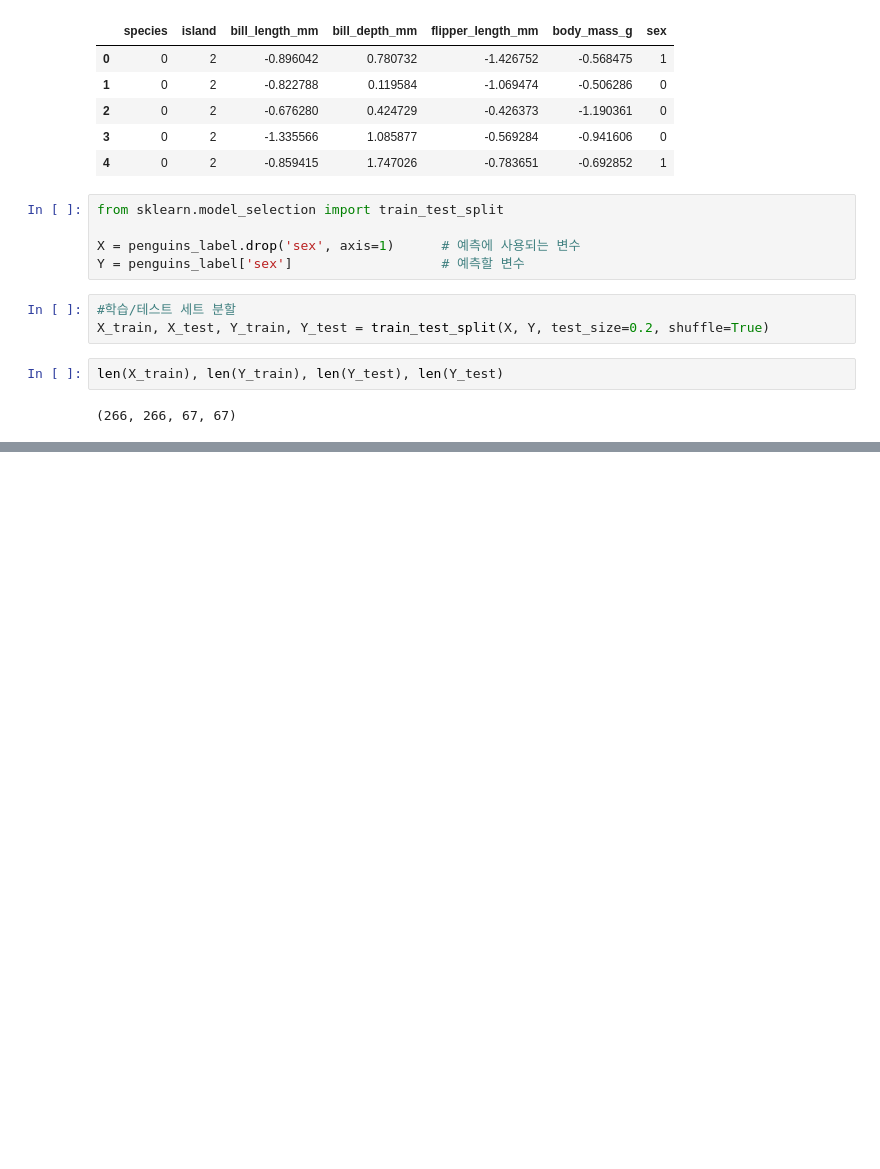
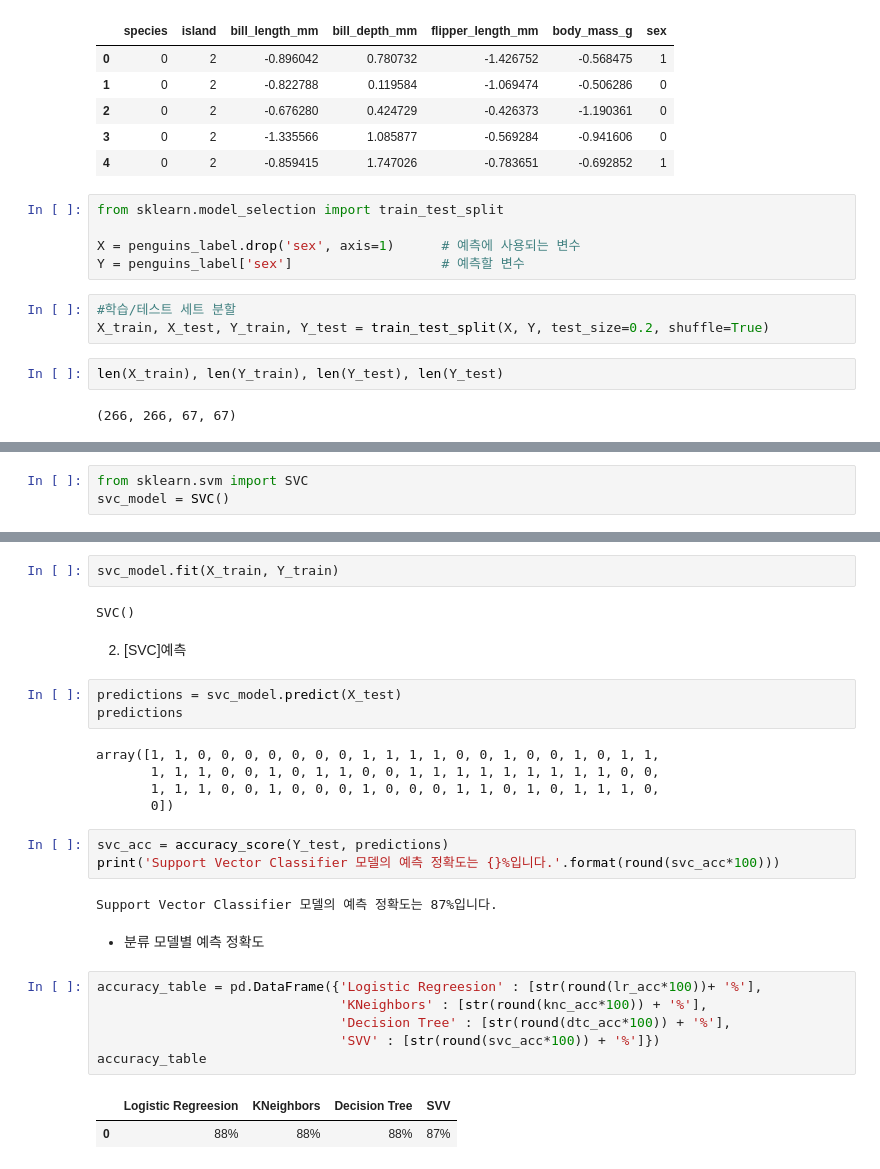
Before and after one commit to sleeptiger/Abc-project, a Jupyter notebook: 머신러닝L.ipynb, the cells around one changed output, grey strips where cells are left out. Cells and saved outputs as stored; diff of their text form; blank space fills up the shorter version.

```diff
--- a/머신러닝L.ipynb
+++ b/머신러닝L.ipynb
@@ -383,0 +547,3 @@ Name: sex, Length: 67, dtype: int64
+# %%
+from sklearn.svm import SVC
+svc_model = SVC()
@@ -383,0 +570,30 @@ Name: sex, Length: 67, dtype: int64
+# %%
+svc_model.fit(X_train, Y_train)
+# %% [output]
+SVC()
+# %% [markdown]
+2. [SVC]예측
+# %%
+predictions = svc_model.predict(X_test)
+predictions
+# %% [output]
+array([1, 1, 0, 0, 0, 0, 0, 0, 0, 1, 1, 1, 1, 0, 0, 1, 0, 0, 1, 0, 1, 1,
+       1, 1, 1, 0, 0, 1, 0, 1, 1, 0, 0, 1, 1, 1, 1, 1, 1, 1, 1, 1, 0, 0,
+       1, 1, 1, 0, 0, 1, 0, 0, 0, 1, 0, 0, 0, 1, 1, 0, 1, 0, 1, 1, 1, 0,
+       0])
+# %%
+svc_acc = accuracy_score(Y_test, predictions)
+print('Support Vector Classifier 모델의 예측 정확도는 {}%입니다.'.format(round(svc_acc*100)))
+# %% [output]
+Support Vector Classifier 모델의 예측 정확도는 87%입니다.
+# %% [markdown]
+- 분류 모델별 예측 정확도
+# %%
+accuracy_table = pd.DataFrame({'Logistic Regreesion' : [str(round(lr_acc*100))+ '%'],
+                               'KNeighbors' : [str(round(knc_acc*100)) + '%'],
+                               'Decision Tree' : [str(round(dtc_acc*100)) + '%'],
+                               'SVV' : [str(round(svc_acc*100)) + '%']})
+accuracy_table
+# %% [output]
+|  | Logistic Regreesion | KNeighbors | Decision Tree | SVV |
+| 0 | 88% | 88% | 88% | 87% |
```
Also changed, not shown: parts of 34 cells of this notebook.
